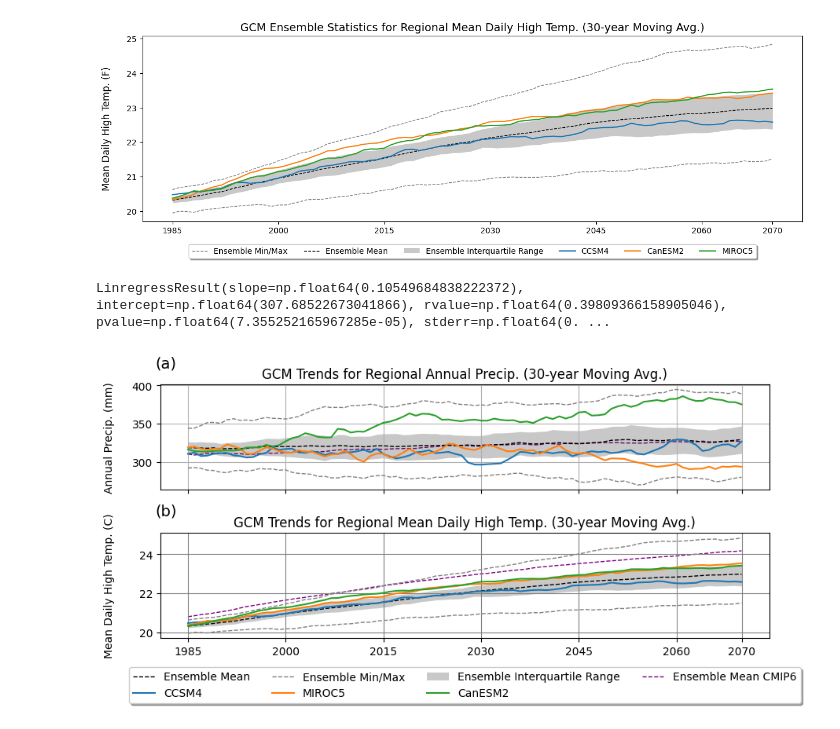
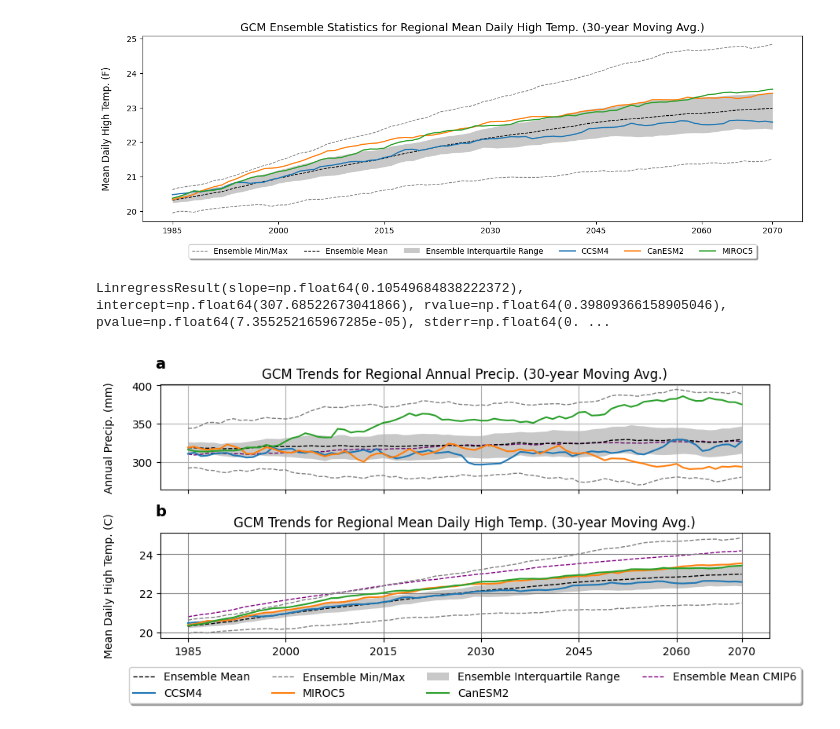
Before and after one commit to afullhart/climatechange, a Jupyter notebook: Figures/Figure_Regional_CMIP5.ipynb, the cells around one changed output. Saved outputs shown, nothing was run; the diff lists cells and outputs as text; code cells hidden in the pictures.

```diff
--- a/Figures/Figure_Regional_CMIP5.ipynb
+++ b/Figures/Figure_Regional_CMIP5.ipynb
@@ -215,7 +215,7 @@ for ax_i in range(2):
     res = scipy.stats.linregress(x, y, alternative='greater')
     slope = res.slope
     print(res)
-    ax[ax_i].text(1980, 423, '(a)', size=14)
+    ax[ax_i].text(1980, 423, 'a', size=14, fontweight='bold')
     ax[ax_i].plot(range(1985, 2071), max_tseries, linestyle='--', color='gray', linewidth=1)
     ax[ax_i].plot(range(1985, 2071), mean_tseries, linestyle='--', color='black', linewidth=1, label='Ensemble Mean')
     ax[ax_i].plot(range(1985, 2071), ccsm4_tseries, label='CCSM4')
@@ -250,32 +250,32 @@ for ax_i in range(2):
     max_tseries = (df_ensemble['max'] - 32) * 5 / 9
 
     df_ensemble = pd.read_csv(tmaxEnsembleC6FILE)
     meanc6_tseries = (df_ensemble['avg'] - 32) * 5 / 9
-    ax[ax_i].text(1980, 26, '(b)', size=14)
+    ax[ax_i].text(1980, 26, 'b', size=14, fontweight='bold')
     ax[ax_i].plot(range(1985, 2071), max_tseries, linestyle='--', color='gray', linewidth=1)
     ax[ax_i].plot(range(1985, 2071), mean_tseries, linestyle='--', color='black', linewidth=1, label='Ensemble Mean')
     ax[ax_i].plot(range(1985, 2071), ccsm4_tseries, label='CCSM4')
     ax[ax_i].plot(range(1985, 2071), min_tseries, linestyle='--', color='gray', linewidth=1, label='Ensemble Min/Max')
     ax[ax_i].plot(range(1985, 2071), miroc5_tseries, label='MIROC5')
     ax[ax_i].fill_between(range(1985, 2071), q25_tseries, q75_tseries, linewidth=0, color='#272727', alpha=0.25, label='Ensemble Interquartile Range')
     ax[ax_i].plot(range(1985, 2071), canesm2_tseries, label='CanESM2')
     ax[ax_i].plot(range(1985, 2071), meanc6_tseries, linestyle='--', color='purple', linewidth=1, label='Ensemble Mean CMIP6', zorder=-999)
 
     ax[ax_i].set_title('GCM Trends for Regional Mean Daily High Temp. (30-year Moving Avg.)', fontstyle='normal', size=12)
     ax[ax_i].set_ylabel('Mean Daily High Temp. (C)\n', size=10, labelpad=10)
     ax[ax_i].set_xticks([1985, 2000, 2015, 2030, 2045, 2060, 2070])
 
     # Shrink current axis's height by 15% on the bottom
     box = ax[ax_i].get_position()
     ax[ax_i].set_position([box.x0, box.y0 + box.height * 0.15,
                     box.width, box.height * 0.85])
 
     ax[ax_i].legend(loc='lower center', bbox_to_anchor=(0.5, -0.67),
               fancybox=True, shadow=True, ncols=4)
 
     ax[ax_i].grid(color='gray')
 
 fig.savefig(saveFILE, dpi=600, bbox_inches='tight')
 # %% [output]
 LinregressResult(slope=np.float64(0.10549684838222372), intercept=np.float64(307.68522673041866), rvalue=np.float64(0.39809366158905046), pvalue=np.float64(7.355252165967285e-05), stderr=np.float64(0. ...
-[figure, old version]
+[figure, new version]
```
Also changed, not shown: parts of 1 cell of this notebook.
